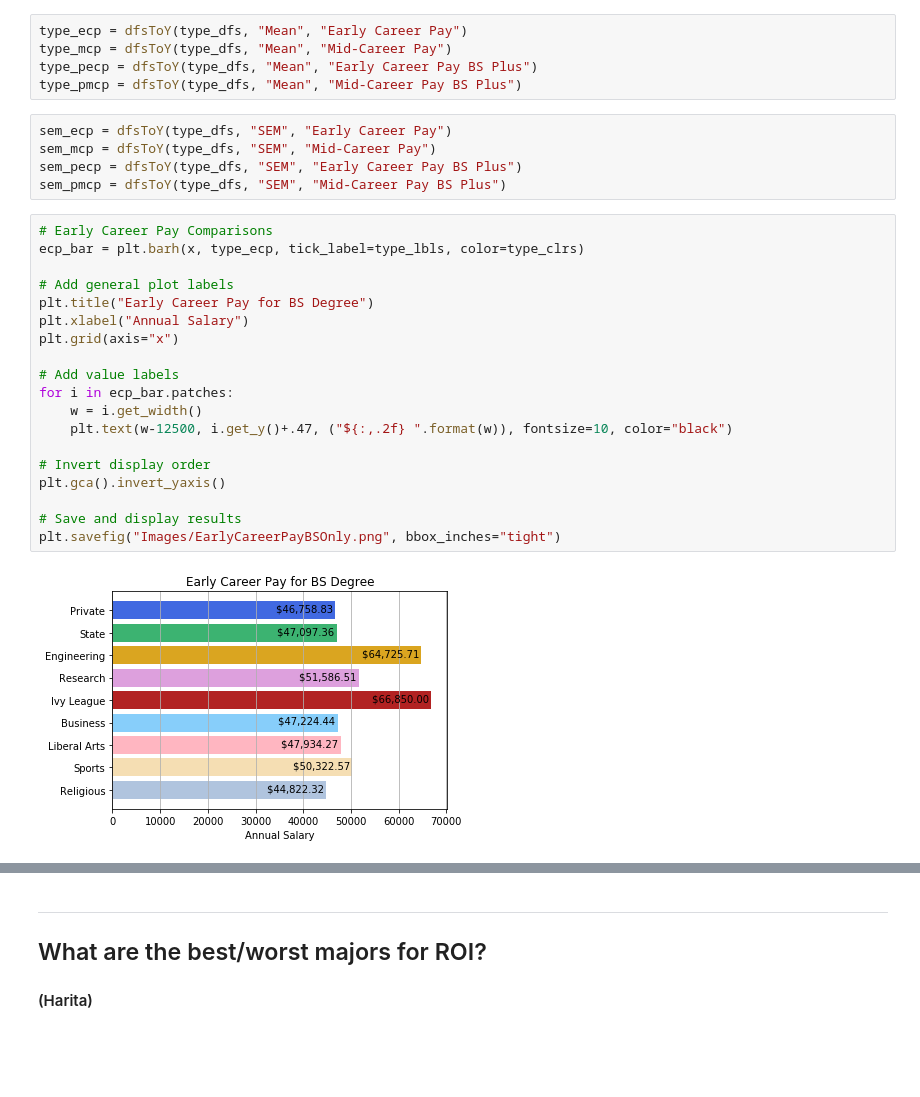
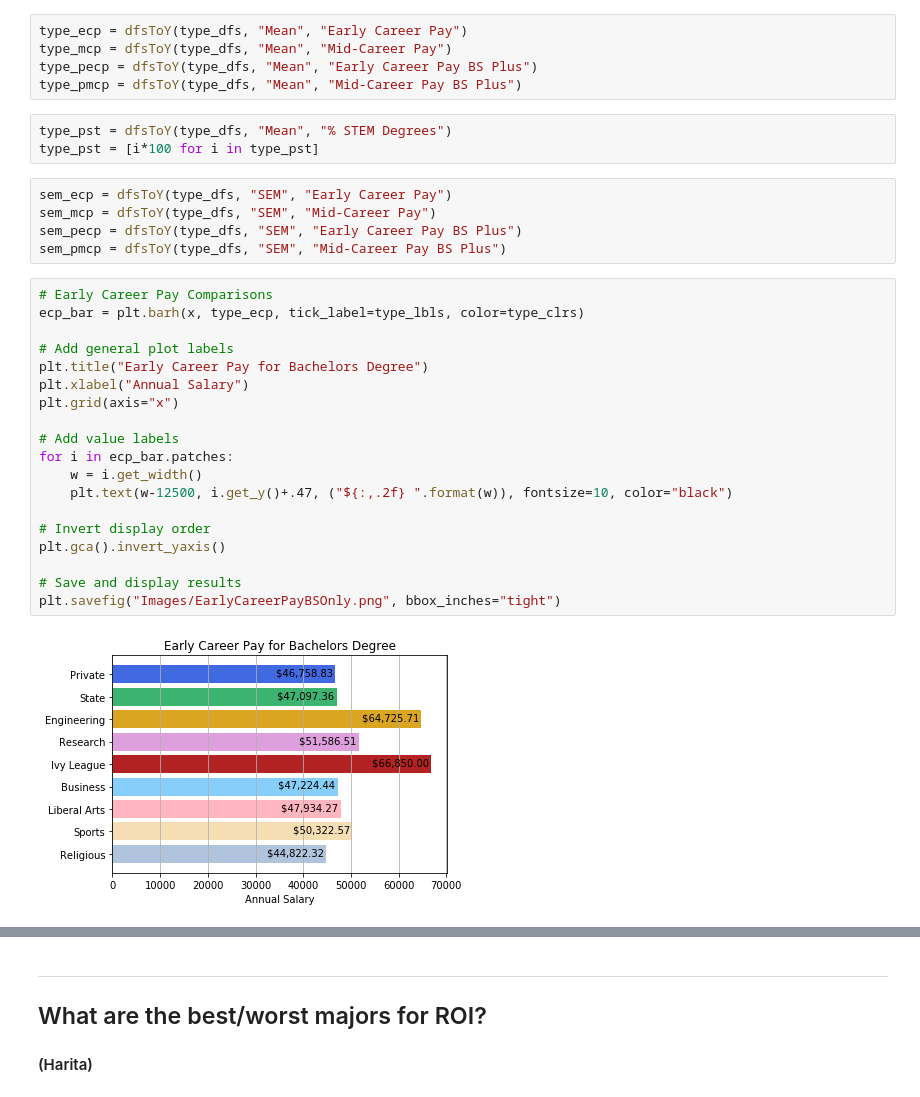
Before and after one commit to rohitrao1/Analysis-of-Higher-Education, a Jupyter notebook: Edu Data Evaluation.ipynb, the cells around one changed output, grey strips where cells are left out. Cells and saved outputs as stored; diff of their text form; blank space fills up the shorter version.

```diff
--- a/Edu Data Evaluation.ipynb
+++ b/Edu Data Evaluation.ipynb
@@ -837,6 +840,9 @@ type_ecp = dfsToY(type_dfs, "Mean", "Early Career Pay")
 type_mcp = dfsToY(type_dfs, "Mean", "Mid-Career Pay")
 type_pecp = dfsToY(type_dfs, "Mean", "Early Career Pay BS Plus")
 type_pmcp = dfsToY(type_dfs, "Mean", "Mid-Career Pay BS Plus")
+# %%
+type_pst = dfsToY(type_dfs, "Mean", "% STEM Degrees")
+type_pst = [i*100 for i in type_pst]
 # %%
 sem_ecp = dfsToY(type_dfs, "SEM", "Early Career Pay")
 sem_mcp = dfsToY(type_dfs, "SEM", "Mid-Career Pay")
@@ -845,21 +851,21 @@ sem_pmcp = dfsToY(type_dfs, "SEM", "Mid-Career Pay BS Plus")
 # %%
 # Early Career Pay Comparisons
 ecp_bar = plt.barh(x, type_ecp, tick_label=type_lbls, color=type_clrs)
 
 # Add general plot labels
-plt.title("Early Career Pay for BS Degree")
+plt.title("Early Career Pay for Bachelors Degree")
 plt.xlabel("Annual Salary")
 plt.grid(axis="x")
 
 # Add value labels
 for i in ecp_bar.patches:
     w = i.get_width()
     plt.text(w-12500, i.get_y()+.47, ("${:,.2f} ".format(w)), fontsize=10, color="black")
 
 # Invert display order
 plt.gca().invert_yaxis()
 
 # Save and display results
 plt.savefig("Images/EarlyCareerPayBSOnly.png", bbox_inches="tight")
 # %% [output]
-[figure, old version]
+[figure, new version]
```
Also changed, not shown: parts of 9 cells of this notebook, 10 other files.
